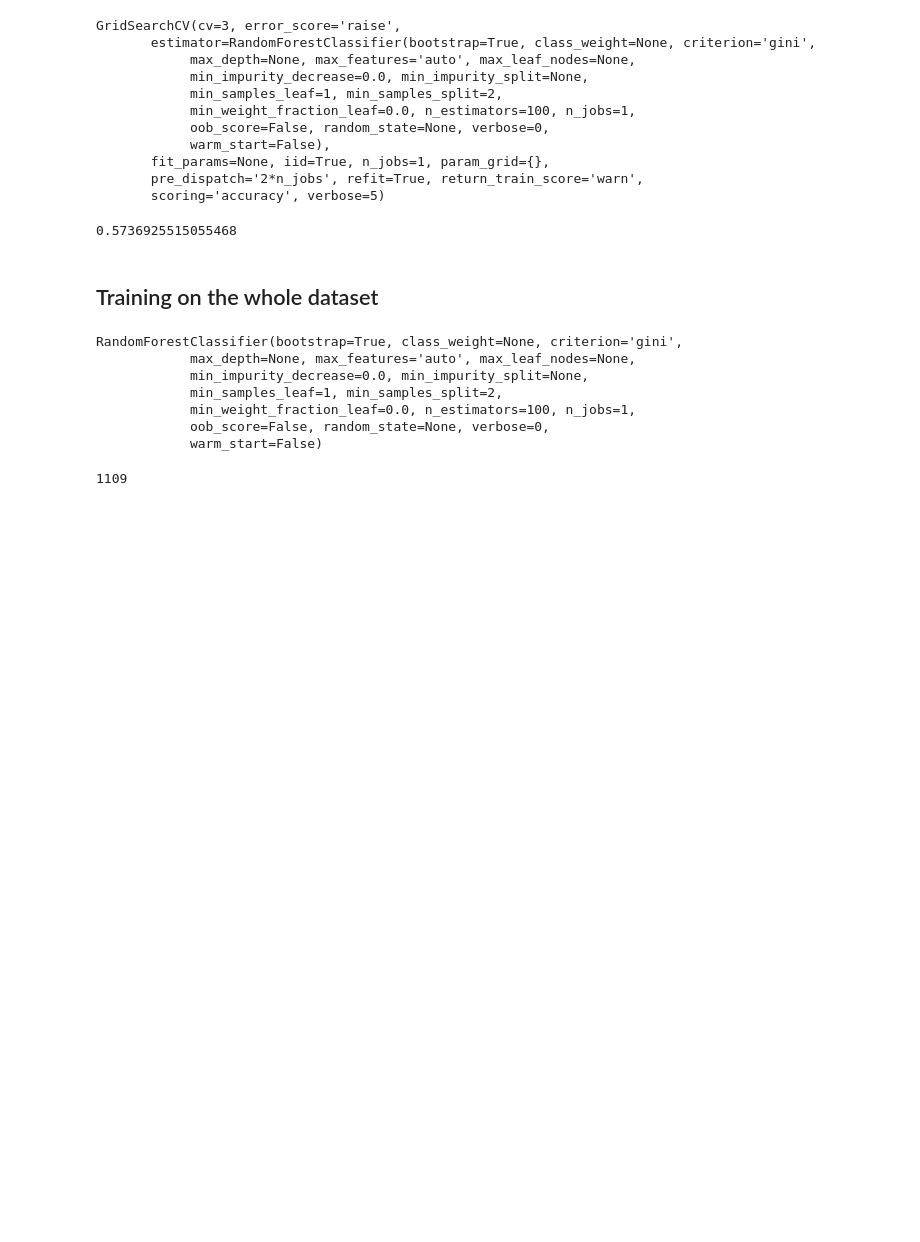
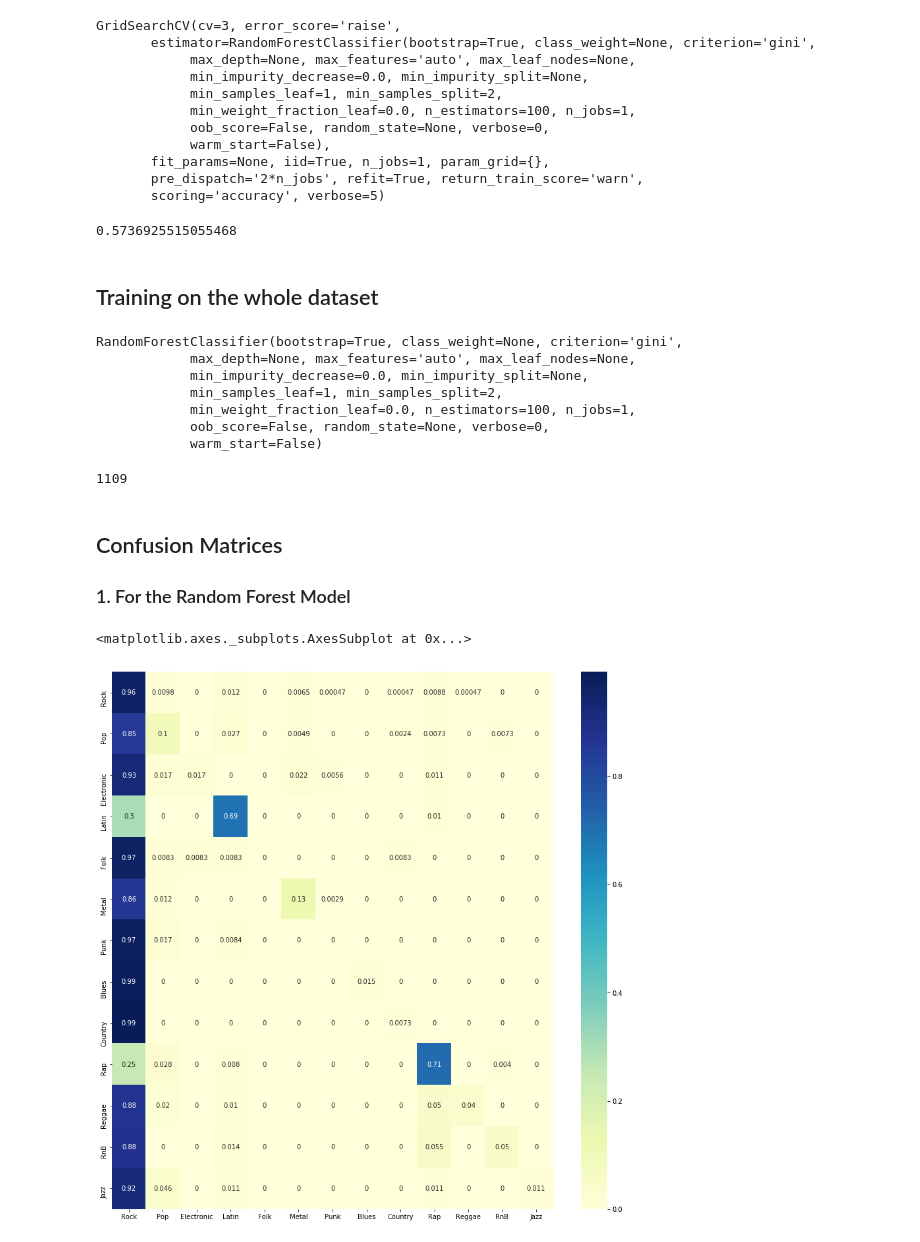
Before and after one commit to ssen7/sys6018-final-project, a Jupyter notebook: final_text_analysis_Saurav.ipynb, the cells around one changed output. Saved outputs shown, nothing was run; the diff lists cells and outputs as text; code cells hidden in the pictures; blank space fills up the shorter version.

Commit message:
update with confusion matrices

```diff
--- a/final_text_analysis_Saurav.ipynb
+++ b/final_text_analysis_Saurav.ipynb
@@ -596,3 +598,20 @@ feature_importances = sorted(feature_importances, key = lambda x: x[1], reverse
 len(feature_importances)
 # %% [output]
 1109
+# %% [markdown]
+## Confusion Matrices
+
+### 1. For the Random Forest Model
+# %%
+from sklearn.metrics import confusion_matrix
+from sklearn.preprocessing import normalize
+import matplotlib.pyplot as plt
+import seaborn as sns
+d = list(set(y_test.values))
+conf = confusion_matrix(y_test, y_pred_gs_1000, labels = d)
+normed_matrix = normalize(conf, axis=1, norm='l1')
+fig, ax = plt.subplots(figsize=(15,15))
+sns.heatmap(normed_matrix, cmap="YlGnBu", ax = ax, xticklabels = d, yticklabels = d, annot = True)
+# %% [output]
+<matplotlib.axes._subplots.AxesSubplot at 0x...>
+[figure, added]
```
Also changed, not shown: parts of 3 cells of this notebook.
